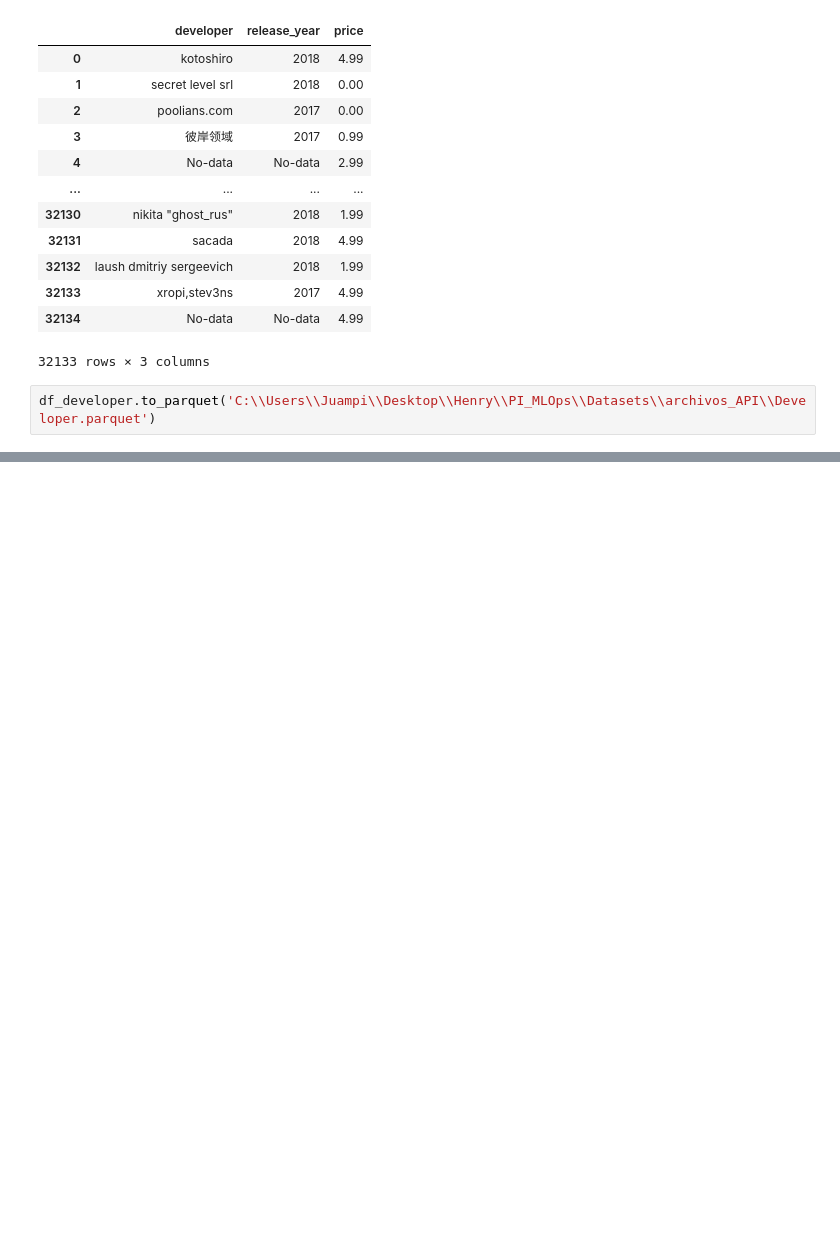
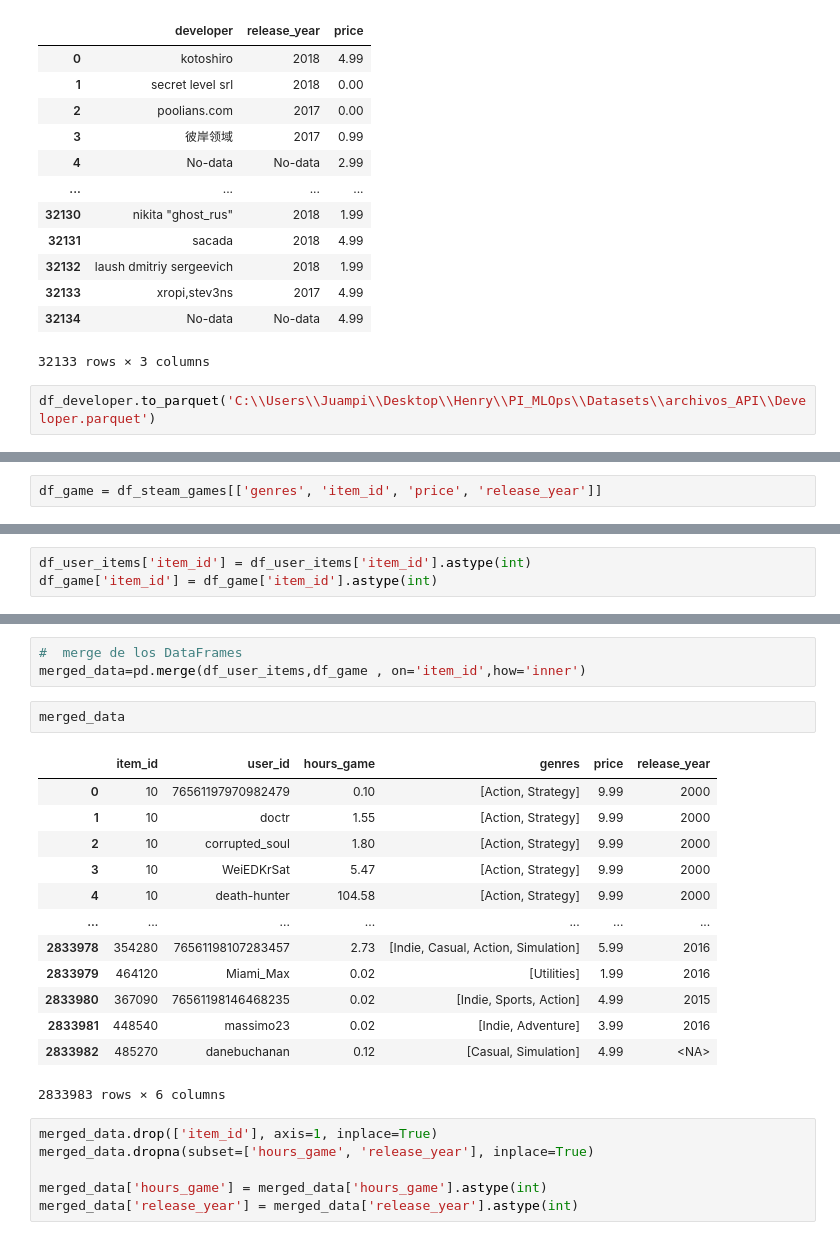
Before and after one commit to juampi1001/Proyecto_Individual_1_MLOps, a Jupyter notebook: Notebooks/Datos_y_funciones_API.ipynb, the cells around one changed output, grey strips where cells are left out. Cells and saved outputs as stored; diff of their text form; blank space fills up the shorter version.

```diff
--- a/Notebooks/Datos_y_funciones_API.ipynb
+++ b/Notebooks/Datos_y_funciones_API.ipynb
@@ -178,0 +244,2 @@ df_developer.to_parquet('C:\\Users\\Juampi\\Desktop\\Henry\\PI_MLOps\\Datasets\\
+# %%
+df_game = df_steam_games[['genres', 'item_id', 'price', 'release_year']]
@@ -178,0 +262,3 @@ df_developer.to_parquet('C:\\Users\\Juampi\\Desktop\\Henry\\PI_MLOps\\Datasets\\
+# %%
+df_user_items['item_id'] = df_user_items['item_id'].astype(int)
+df_game['item_id'] = df_game['item_id'].astype(int)
@@ -178,0 +298,25 @@ df_developer.to_parquet('C:\\Users\\Juampi\\Desktop\\Henry\\PI_MLOps\\Datasets\\
+# %%
+#  merge de los DataFrames
+merged_data=pd.merge(df_user_items,df_game , on='item_id',how='inner')
+# %%
+merged_data
+# %% [output]
+|  | item_id | user_id | hours_game | genres | price | release_year |
+| 0 | 10 | 76561197970982479 | 0.10 | [Action, Strategy] | 9.99 | 2000 |
+| 1 | 10 | doctr | 1.55 | [Action, Strategy] | 9.99 | 2000 |
+| 2 | 10 | corrupted_soul | 1.80 | [Action, Strategy] | 9.99 | 2000 |
+| 3 | 10 | WeiEDKrSat | 5.47 | [Action, Strategy] | 9.99 | 2000 |
+| 4 | 10 | death-hunter | 104.58 | [Action, Strategy] | 9.99 | 2000 |
+| ... | ... | ... | ... | ... | ... | ... |
+| 2833978 | 354280 | 76561198107283457 | 2.73 | [Indie, Casual, Action, Simulation] | 5.99 | 2016 |
+| 2833979 | 464120 | Miami_Max | 0.02 | [Utilities] | 1.99 | 2016 |
+| 2833980 | 367090 | 76561198146468235 | 0.02 | [Indie, Sports, Action] | 4.99 | 2015 |
+| 2833981 | 448540 | massimo23 | 0.02 | [Indie, Adventure] | 3.99 | 2016 |
+| 2833982 | 485270 | danebuchanan | 0.12 | [Casual, Simulation] | 4.99 | <NA> |
+2833983 rows × 6 columns
+# %%
+merged_data.drop(['item_id'], axis=1, inplace=True)
+merged_data.dropna(subset=['hours_game', 'release_year'], inplace=True)
+
+merged_data['hours_game'] = merged_data['hours_game'].astype(int)
+merged_data['release_year'] = merged_data['release_year'].astype(int)
```
Also changed, not shown: parts of 19 cells of this notebook, 3 other files.
